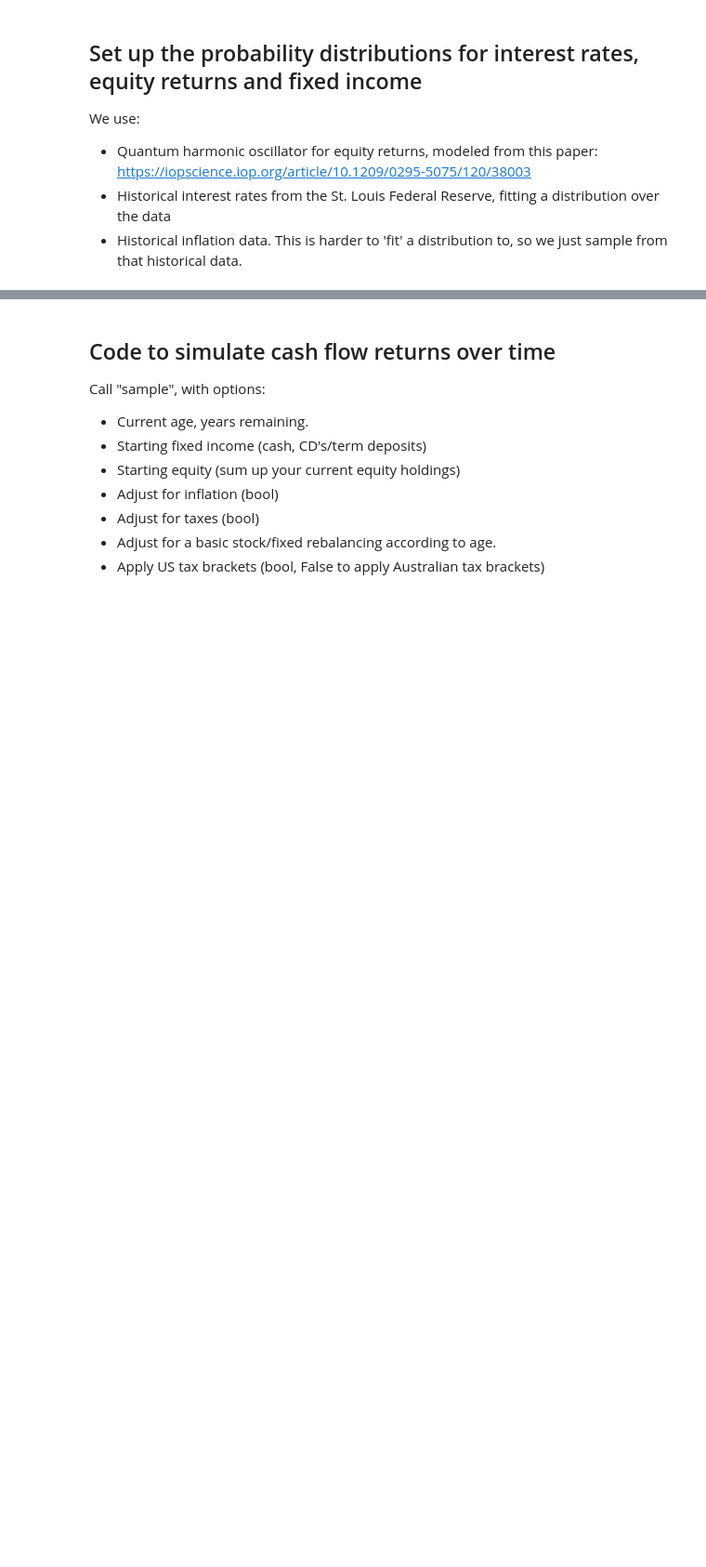
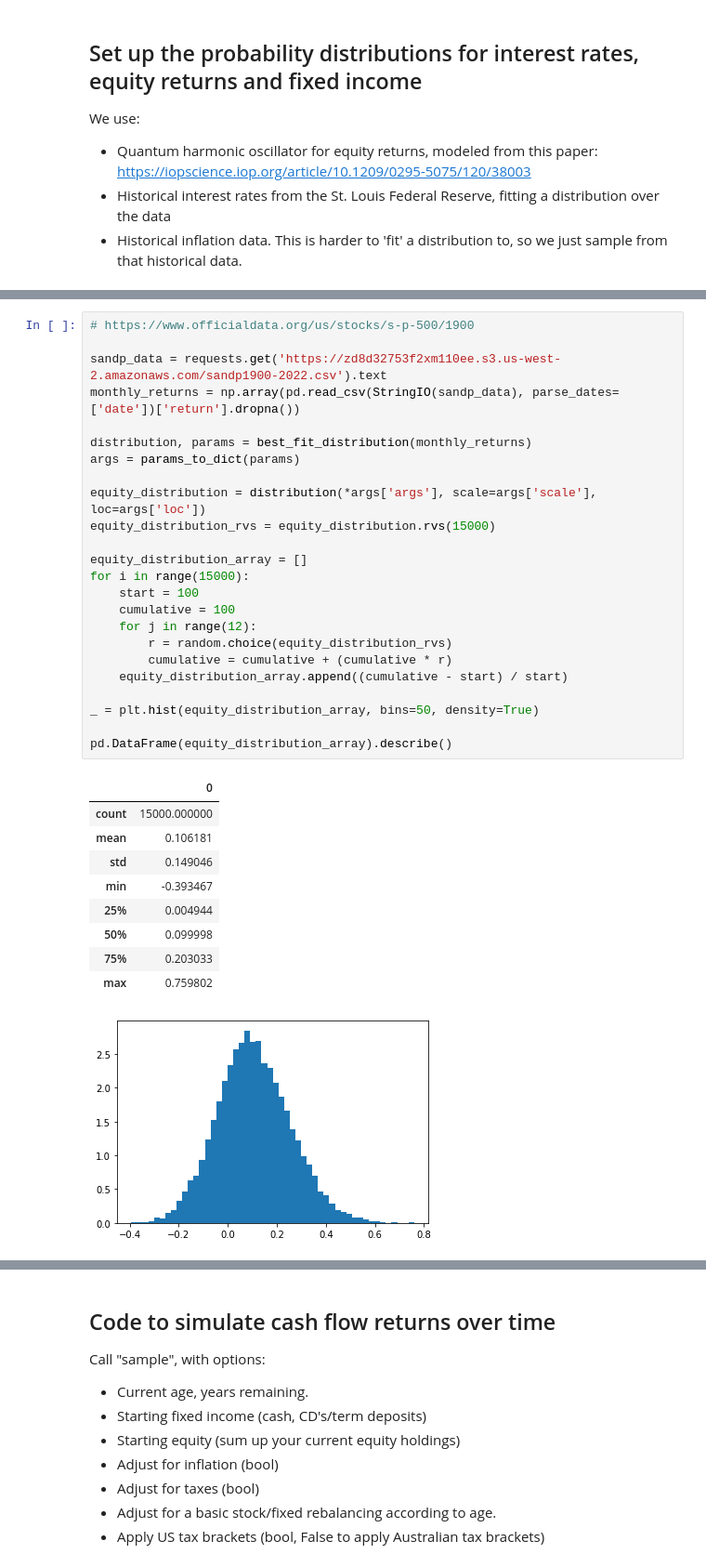
Before and after one commit to 9600dev/mmr, a Jupyter notebook: notebooks/modeling_cash_flows.ipynb, the cells around one changed output, grey strips where cells are left out. Shown at 93% size. Cells and saved outputs as stored; diff of their text form; blank space fills up the shorter version.

```diff
--- a/notebooks/modeling_cash_flows.ipynb
+++ b/notebooks/modeling_cash_flows.ipynb
@@ -292,3 +342,38 @@ pd.DataFrame(equity_distribution_array).describe()
+# %%
+# https://www.officialdata.org/us/stocks/s-p-500/1900
+
+sandp_data = requests.get('https://zd8d32753f2xm110ee.s3.us-west-2.amazonaws.com/sandp1900-2022.csv').text
+monthly_returns = np.array(pd.read_csv(StringIO(sandp_data), parse_dates=['date'])['return'].dropna())
+
+distribution, params = best_fit_distribution(monthly_returns)
+args = params_to_dict(params)
+
+equity_distribution = distribution(*args['args'], scale=args['scale'], loc=args['loc'])
+equity_distribution_rvs = equity_distribution.rvs(15000)
+
+equity_distribution_array = []
+for i in range(15000):
+    start = 100
+    cumulative = 100
+    for j in range(12):
+        r = random.choice(equity_distribution_rvs)
+        cumulative = cumulative + (cumulative * r)
+    equity_distribution_array.append((cumulative - start) / start)
+
+_ = plt.hist(equity_distribution_array, bins=50, density=True)
+
+pd.DataFrame(equity_distribution_array).describe()
+# %% [output]
+|  | 0 |
+| count | 15000.000000 |
+| mean | 0.106181 |
+| std | 0.149046 |
+| min | -0.393467 |
+| 25% | 0.004944 |
+| 50% | 0.099998 |
+| 75% | 0.203033 |
+| max | 0.759802 |
+[figure, added]
 # %%
 # inflation data grabbed from the fed originally, and just dropped in as a list
 inflation_data = np.array([0.02,0.09,0.18,0.13,0.1,0.16,-0.12,-0.08,0,-0.02,0.01,0.01,-0.01,0.01,0.01,-0.01,-0.1,-0.09,-0.04,0.01,0,0.02,0.04,0.01,-0.01,0.04,0.06,0.05,0.02,0.01,0.01,0.03,0.09,0.14,0.03,0.03,0.11,0.03,-0.01,0.01,0,0.01,0.03,0.02,0.01,0.01,0.01,0.01,0.02,0.02,0.02,0.04,0.04,0.04,0.05,0.03,0.03,0.05,0.07,0.11,0.11,0.08,0.08,0.09,0.09,0.1,0.12,0.11,0.06,0.04,0.04,0.04,0.04,0.04,0.05,0.05,0.06,0.01,0.02,0,0.02,0.02,0.02,0.01,0.02,0.03,0.03,0.02,0.03,0.02,0.02,0.02,0.02,0.02,0,0.02,0.03,0.02,0.01,0.02,0.01,0.01,0.02,0.02,0.02,0.01,0.03,0.07])
```
Also changed, not shown: parts of 7 cells of this notebook, 1 other file.
